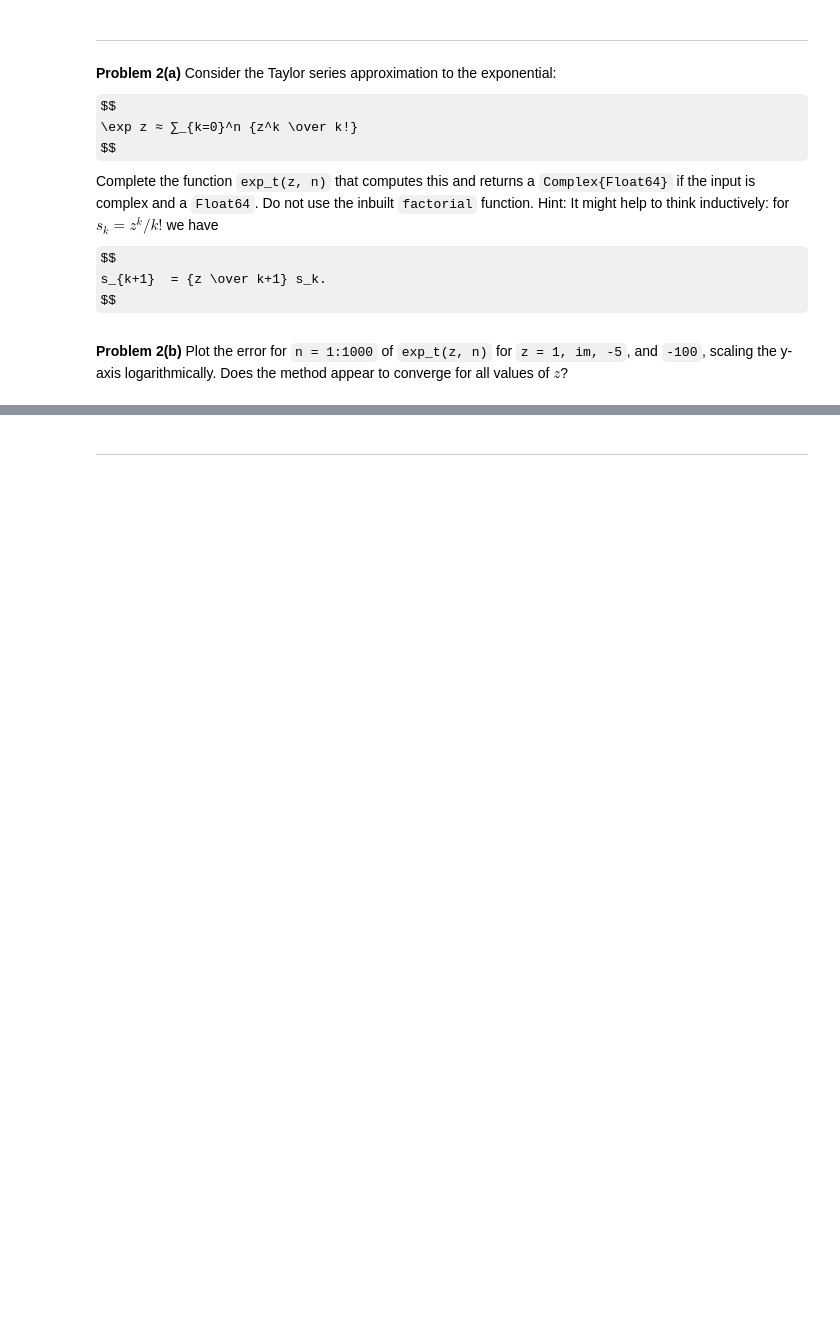
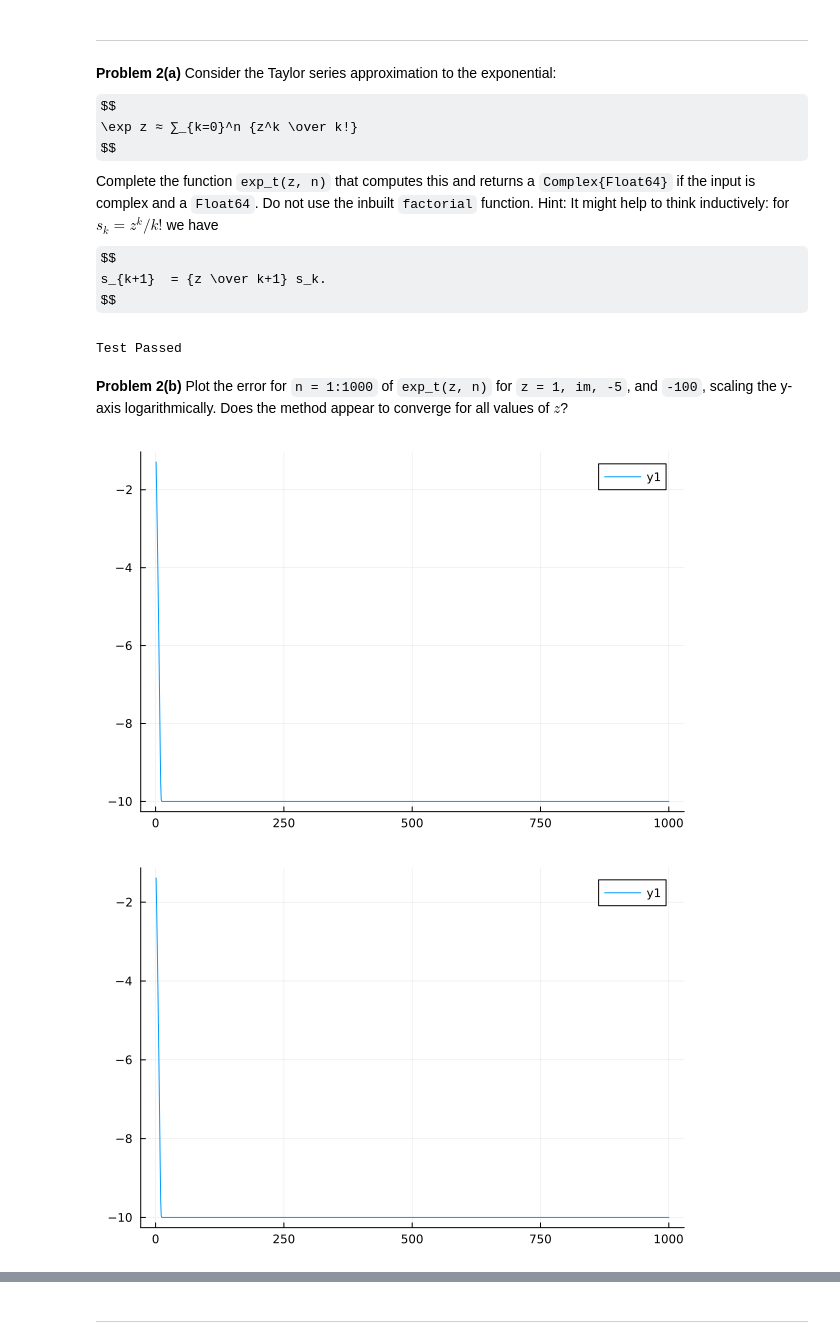
Before and after one commit to farischaudhry/MATH50003NumericalAnalysis, a Jupyter notebook: labs/lab2.ipynb, the cells around one changed output, grey strips where cells are left out. Drawn from its saved outputs; the diff is of its cells as text; code cells hidden in the pictures; some formulas as TeX source; blank space fills up the shorter version.

```diff
--- a/labs/lab2.ipynb
+++ b/labs/lab2.ipynb
@@ -134,14 +159,21 @@ $$
 # %%
 function exp_t(z, n)
     # TODO: Compute the first (n+1)-terms of the Taylor series of exp
-    # evaluated at z
-
+    ret = 1.0
+    term = 1.0
+    for j = 0:n+1
+        term *= (z / (j+1))
+        ret += term
+    end
+    return ret
 end
 
 @test exp_t(1.0, 10) isa Float64 # isa is used to test the type of a result
 @test exp_t(im, 10) isa ComplexF64 # isa is used to test the type of a result
 
 @test exp_t(1.0, 100) ≈ exp(1)
+# %% [output]
+Test Passed
 # %% [markdown]
 **Problem 2(b)** Plot the error for `n = 1:1000` of `exp_t(z, n)` for `z = 1, im, -5`, and `-100`,
 scaling the y-axis logarithmically.
@@ -150,0 +181,13 @@ Does the method appear to converge for all values of $z$?
+# %%
+# TODO: plot the error for the Taylor series approximation.
+function exp_t_error(z, n)
+    return exp_t(z,n) - exp(z)
+end
+
+
+for z in [1, im, -5, -100]
+    display(plot(1:1000, [log10(abs(exp_t_error(z,n)) + 1e-10) for n=1:1000]))
+end
+# %% [output]
+[figure, added]
+[figure, added]
```
Also changed, not shown: parts of 30 cells of this notebook.
